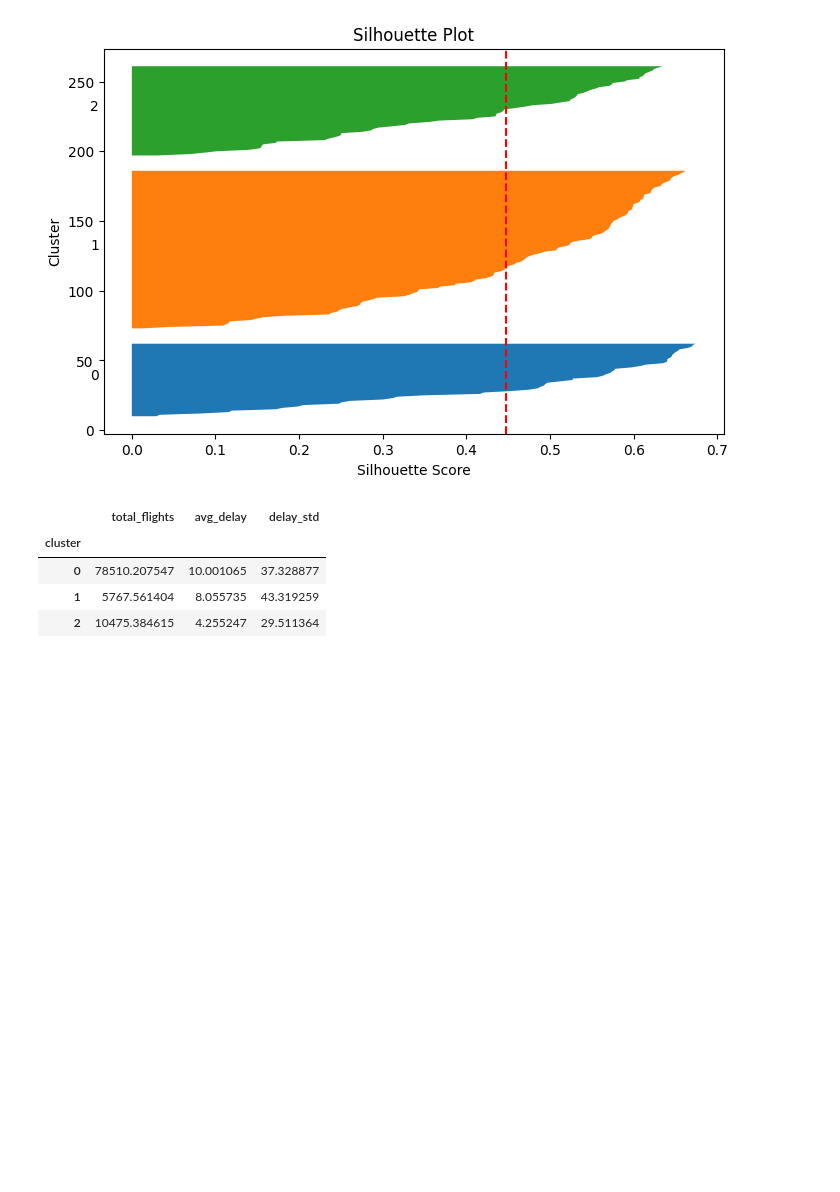
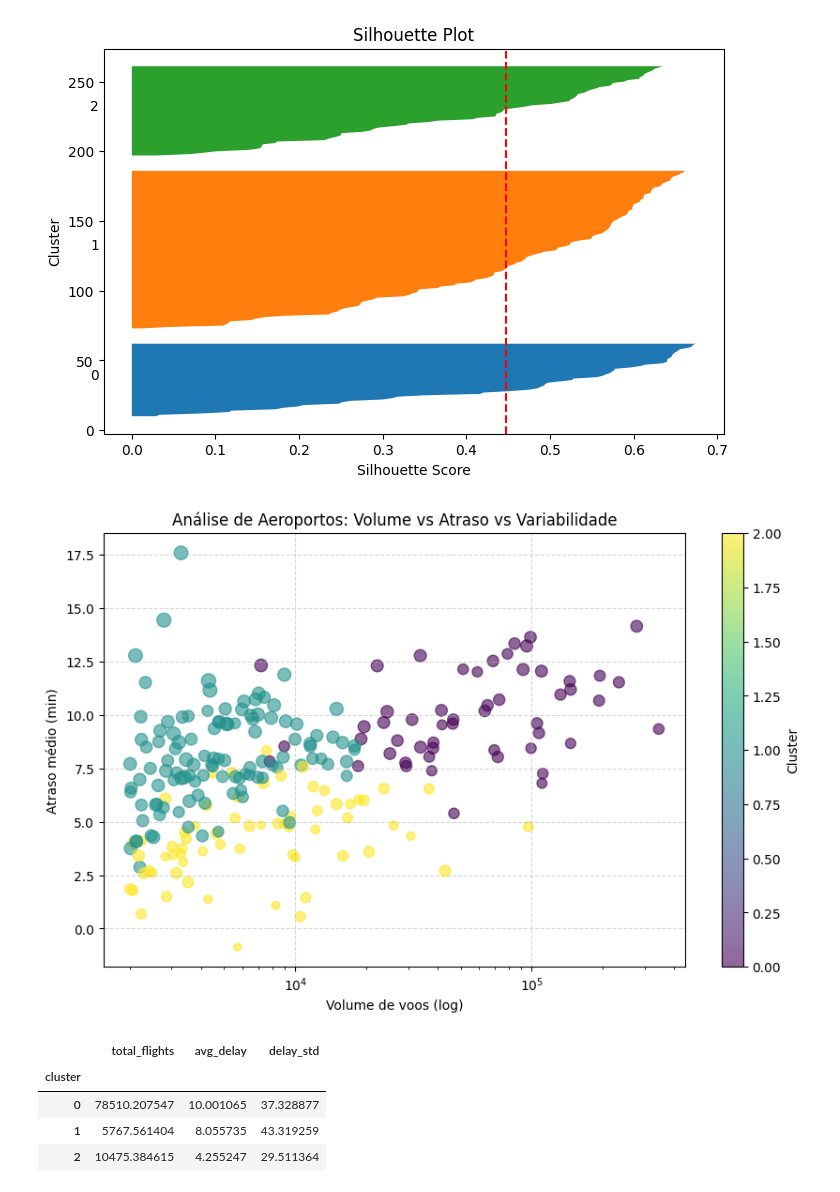
Before and after one commit to Gere-santos/Tech-Challenge-3-FIAP-ML-Supervisionado-N-Supervisionado, a Jupyter notebook: notebooks/exploracao_treinamento_clusterizacao.ipynb, the cells around one changed output. Saved outputs shown, nothing was run; the diff lists cells and outputs as text; code cells hidden in the pictures; blank space fills up the shorter version.

Commit message:
Metrica clusterização

```diff
--- a/notebooks/exploracao_treinamento_clusterizacao.ipynb
+++ b/notebooks/exploracao_treinamento_clusterizacao.ipynb
@@ -291,6 +292,33 @@ plt.show()
 # %% [output]
 Silhouette Score: 0.4474966569944673
 [figure]
+# %%
+import matplotlib.pyplot as plt
+plt.figure(figsize=(10,6))
+
+plt.scatter(
+    airport_stats["total_flights"],      # eixo X
+    airport_stats["avg_delay"],          # eixo Y
+    s=airport_stats["delay_std"] * 2,    # tamanho da bolha
+    c=airport_stats["cluster"],          # cor por cluster
+    cmap="viridis",
+    alpha=0.6
+)
+
+# escala log melhora MUITO a visualização
+plt.xscale("log")
+
+plt.xlabel("Volume de voos (log)")
+plt.ylabel("Atraso médio (min)")
+plt.title("Análise de Aeroportos: Volume vs Atraso vs Variabilidade")
+
+plt.colorbar(label="Cluster")
+
+plt.grid(True, linestyle="--", alpha=0.5)
+
+plt.show()
+# %% [output]
+[figure, added]
 # %%
 # 11. Entendimento do perfil médio de cada cluster
 airport_stats.groupby("cluster")[[
```
Also changed, not shown: parts of 2 cells of this notebook.
